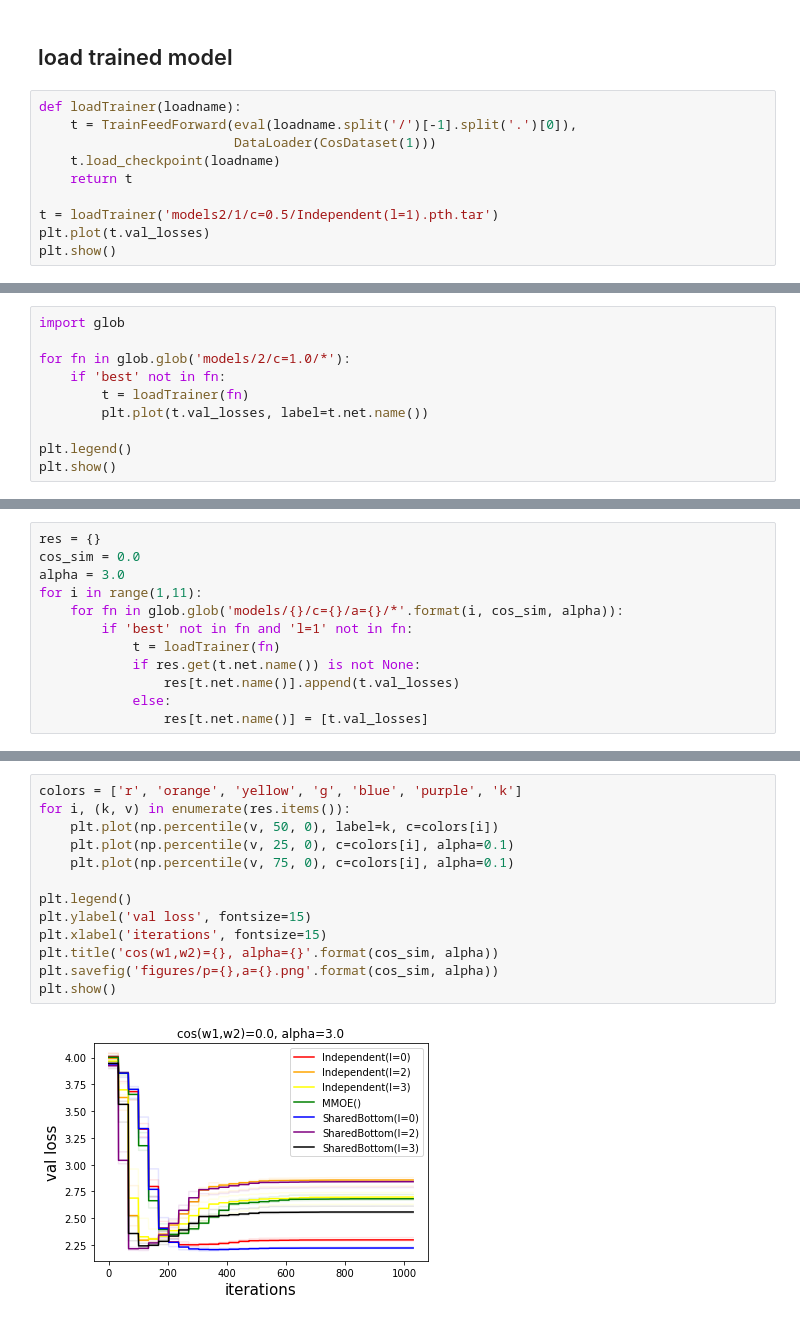
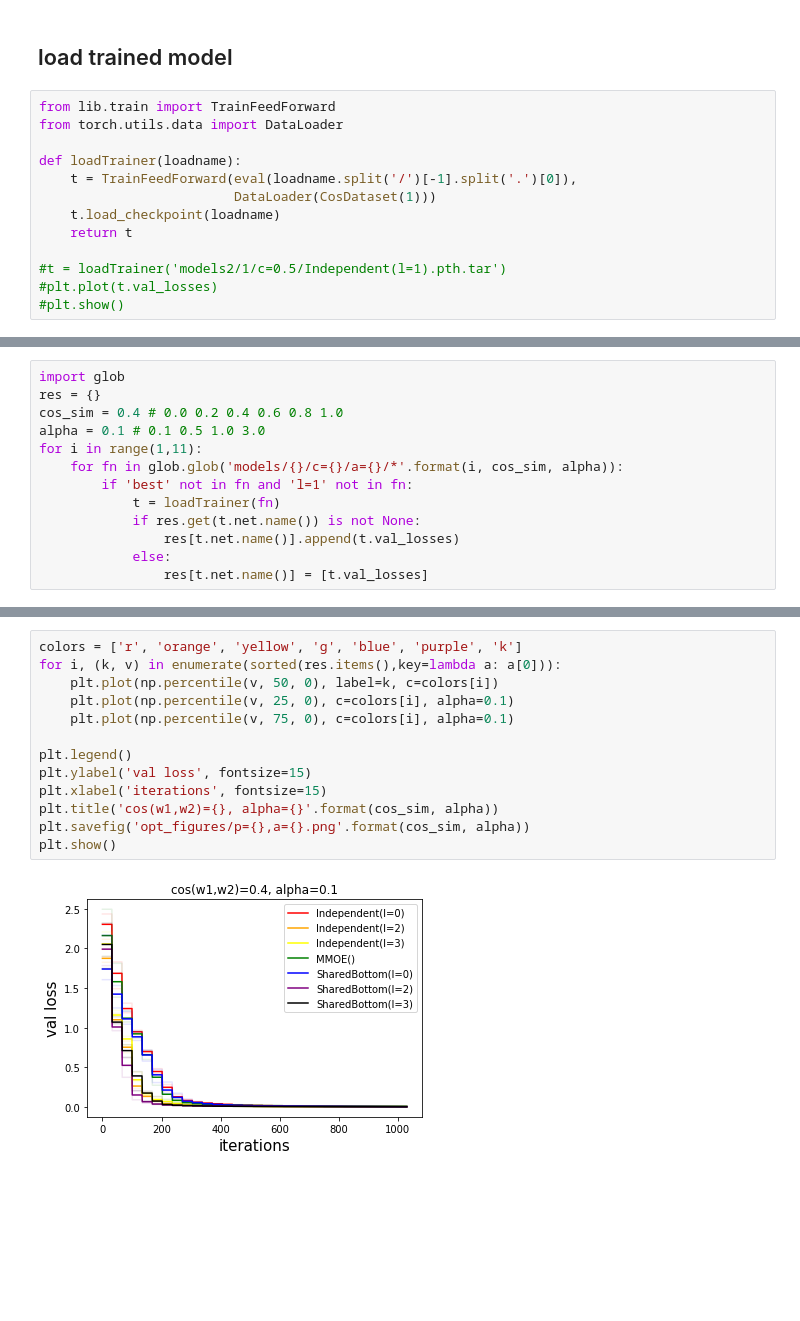
Before and after one commit to nathanwang000/MTL, a Jupyter notebook: MTL.ipynb, the cells around one changed output, grey strips where cells are left out. Cells and saved outputs as stored; diff of their text form; blank space fills up the shorter version.

```diff
--- a/MTL.ipynb
+++ b/MTL.ipynb
@@ -316,12 +316,15 @@ plt.show()
 # %% [markdown]
 ## load trained model
 # %%
+from lib.train import TrainFeedForward
+from torch.utils.data import DataLoader
+
 def loadTrainer(loadname):
     t = TrainFeedForward(eval(loadname.split('/')[-1].split('.')[0]),
                          DataLoader(CosDataset(1)))
     t.load_checkpoint(loadname)
     return t
 
-t = loadTrainer('models2/1/c=0.5/Independent(l=1).pth.tar')
-plt.plot(t.val_losses)
-plt.show()
+#t = loadTrainer('models2/1/c=0.5/Independent(l=1).pth.tar')
+#plt.plot(t.val_losses)
+#plt.show()
@@ -333,10 +330,0 @@ per layer neuron: 68
-# %%
-import glob
-
-for fn in glob.glob('models/2/c=1.0/*'):
-    if 'best' not in fn:
-        t = loadTrainer(fn)
-        plt.plot(t.val_losses, label=t.net.name())
-
-plt.legend()
-plt.show()
@@ -359,7 +331,8 @@ per layer neuron: 76
 # %%
+import glob
 res = {}
-cos_sim = 0.0
-alpha = 3.0
+cos_sim = 0.4 # 0.0 0.2 0.4 0.6 0.8 1.0
+alpha = 0.1 # 0.1 0.5 1.0 3.0
 for i in range(1,11):
     for fn in glob.glob('models/{}/c={}/a={}/*'.format(i, cos_sim, alpha)):
         if 'best' not in fn and 'l=1' not in fn:
@@ -389,15 +362,15 @@ per layer neuron: 75
 # %%
 colors = ['r', 'orange', 'yellow', 'g', 'blue', 'purple', 'k']
-for i, (k, v) in enumerate(res.items()):
+for i, (k, v) in enumerate(sorted(res.items(),key=lambda a: a[0])):
     plt.plot(np.percentile(v, 50, 0), label=k, c=colors[i])
     plt.plot(np.percentile(v, 25, 0), c=colors[i], alpha=0.1)
     plt.plot(np.percentile(v, 75, 0), c=colors[i], alpha=0.1)
 
 plt.legend()
 plt.ylabel('val loss', fontsize=15)
 plt.xlabel('iterations', fontsize=15)
 plt.title('cos(w1,w2)={}, alpha={}'.format(cos_sim, alpha))
-plt.savefig('figures/p={},a={}.png'.format(cos_sim, alpha))
+plt.savefig('opt_figures/p={},a={}.png'.format(cos_sim, alpha))
 plt.show()
 # %% [output]
-[figure, old version]
+[figure, new version]
```
Also changed, not shown: parts of 6 cells of this notebook, 5 other files.
